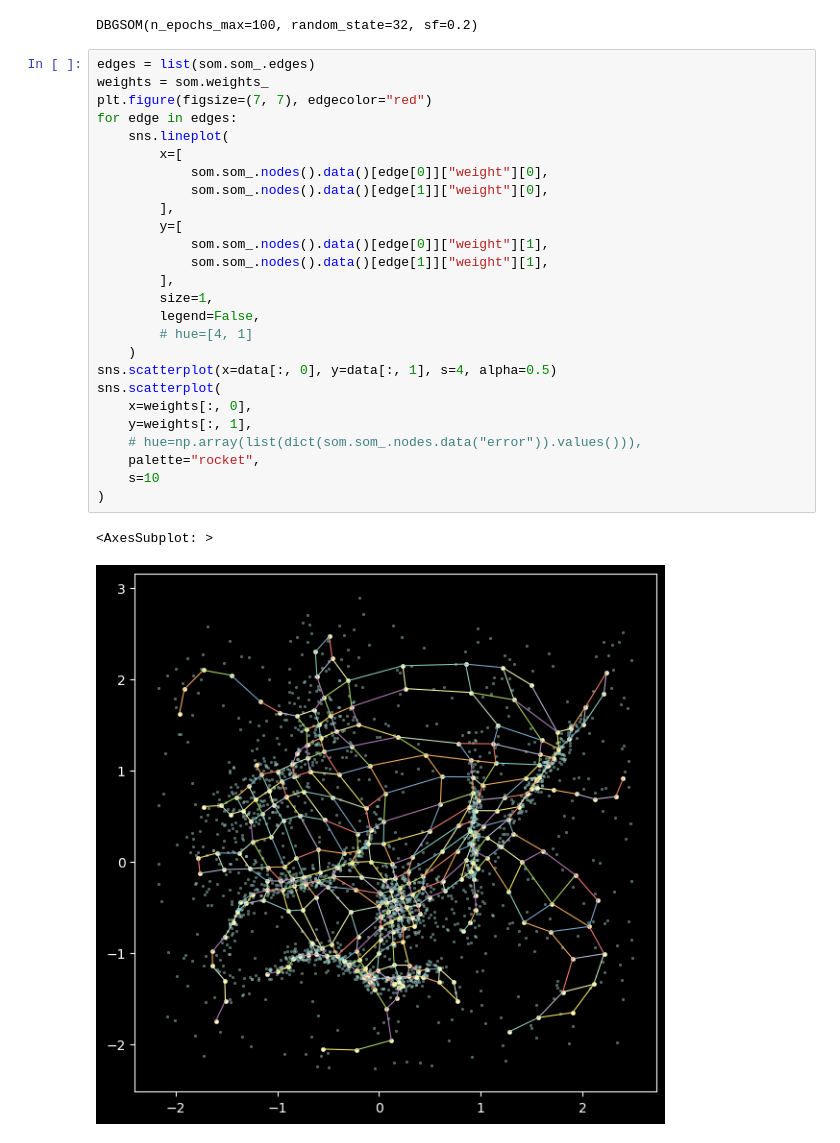
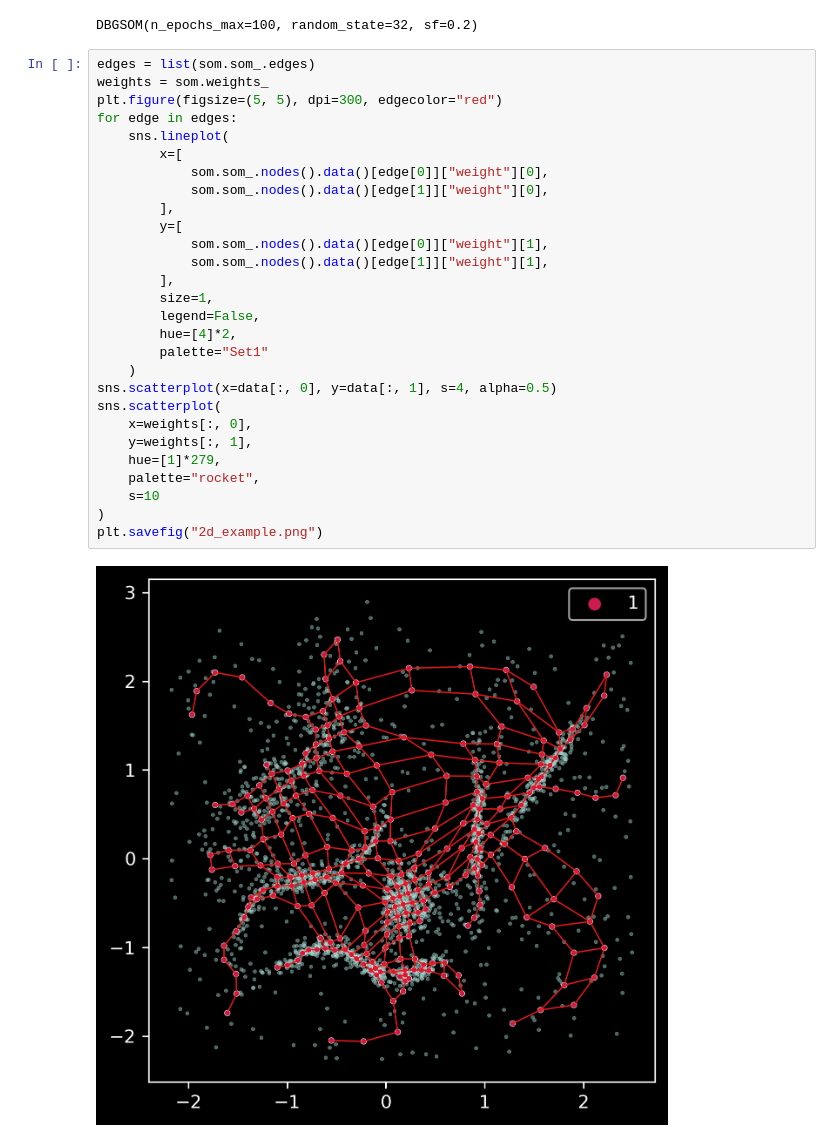
Before and after one commit to SandroMartens/DBGSOM, a Jupyter notebook: examples/2d_example.ipynb, the cells around one changed output. Saved outputs shown, nothing was run; the diff lists cells and outputs as text.

```diff
--- a/examples/2d_example.ipynb
+++ b/examples/2d_example.ipynb
@@ -17,29 +17,30 @@ DBGSOM(n_epochs_max=100, random_state=32, sf=0.2)
 # %%
 edges = list(som.som_.edges)
 weights = som.weights_
-plt.figure(figsize=(7, 7), edgecolor="red")
+plt.figure(figsize=(5, 5), dpi=300, edgecolor="red")
 for edge in edges:
     sns.lineplot(
         x=[
             som.som_.nodes().data()[edge[0]]["weight"][0],
             som.som_.nodes().data()[edge[1]]["weight"][0],
         ],
         y=[
             som.som_.nodes().data()[edge[0]]["weight"][1],
             som.som_.nodes().data()[edge[1]]["weight"][1],
         ],
         size=1,
         legend=False,
-        # hue=[4, 1]
+        hue=[4]*2,
+        palette="Set1"
     )
 sns.scatterplot(x=data[:, 0], y=data[:, 1], s=4, alpha=0.5)
 sns.scatterplot(
     x=weights[:, 0],
     y=weights[:, 1],
-    # hue=np.array(list(dict(som.som_.nodes.data("error")).values())),
+    hue=[1]*279,
     palette="rocket",
     s=10
 )
+plt.savefig("2d_example.png")
 # %% [output]
-<AxesSubplot: >
-[figure, old version]
+[figure, new version]
```
Also changed, not shown: 3 other files.
